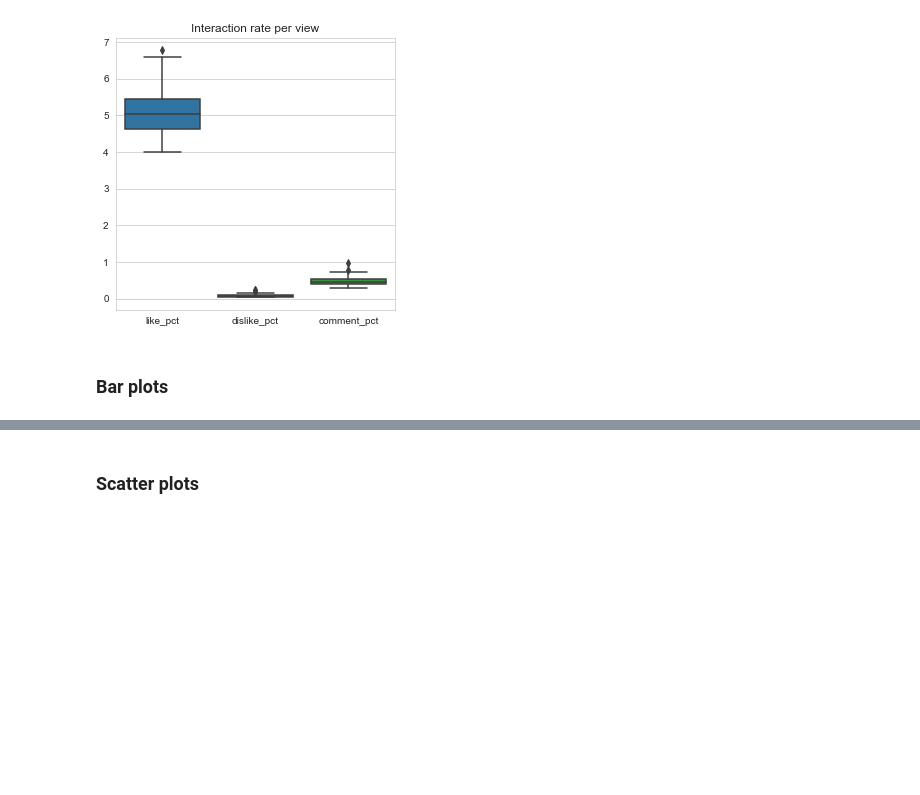
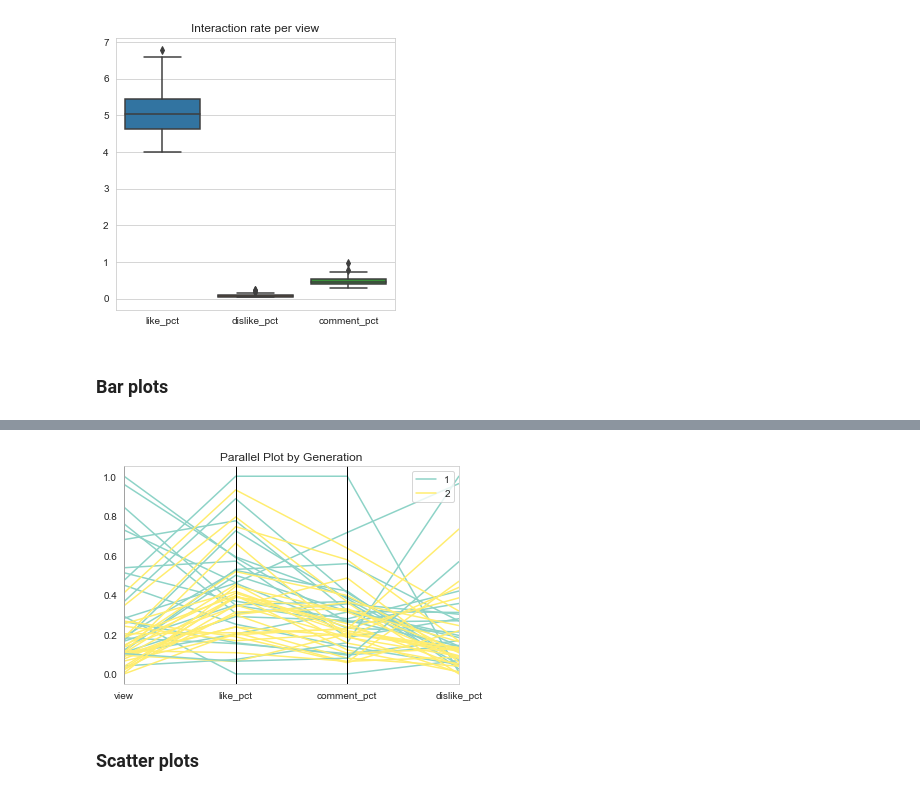
Before and after one commit to tanatiem/BNK48, a Jupyter notebook: bnk48-youtube-6th-single-election.ipynb, the cells around one changed output, grey strips where cells are left out. Saved outputs shown, nothing was run; the diff lists cells and outputs as text; code cells hidden in the pictures; blank space fills up the shorter version.

```diff
--- a/bnk48-youtube-6th-single-election.ipynb
+++ b/bnk48-youtube-6th-single-election.ipynb
@@ -354,11 +364,14 @@ member_info.head()
 # %%
 from pandas.tools.plotting import parallel_coordinates
 
 data = videos[['view','like_pct','comment_pct','dislike_pct']]
 data = (data - data.min(axis=0)) / (data.max(axis=0) - data.min(axis=0))
 data = data.join(member_info['generation'])
 
 parallel_coordinates(data, 'generation', colormap='Set3');
+plt.title('Parallel Plot by Generation');
+# %% [output]
+[figure, added]
 # %% [markdown]
 ### Scatter plots
 # %%
```
Also changed, not shown: parts of 7 cells of this notebook.
